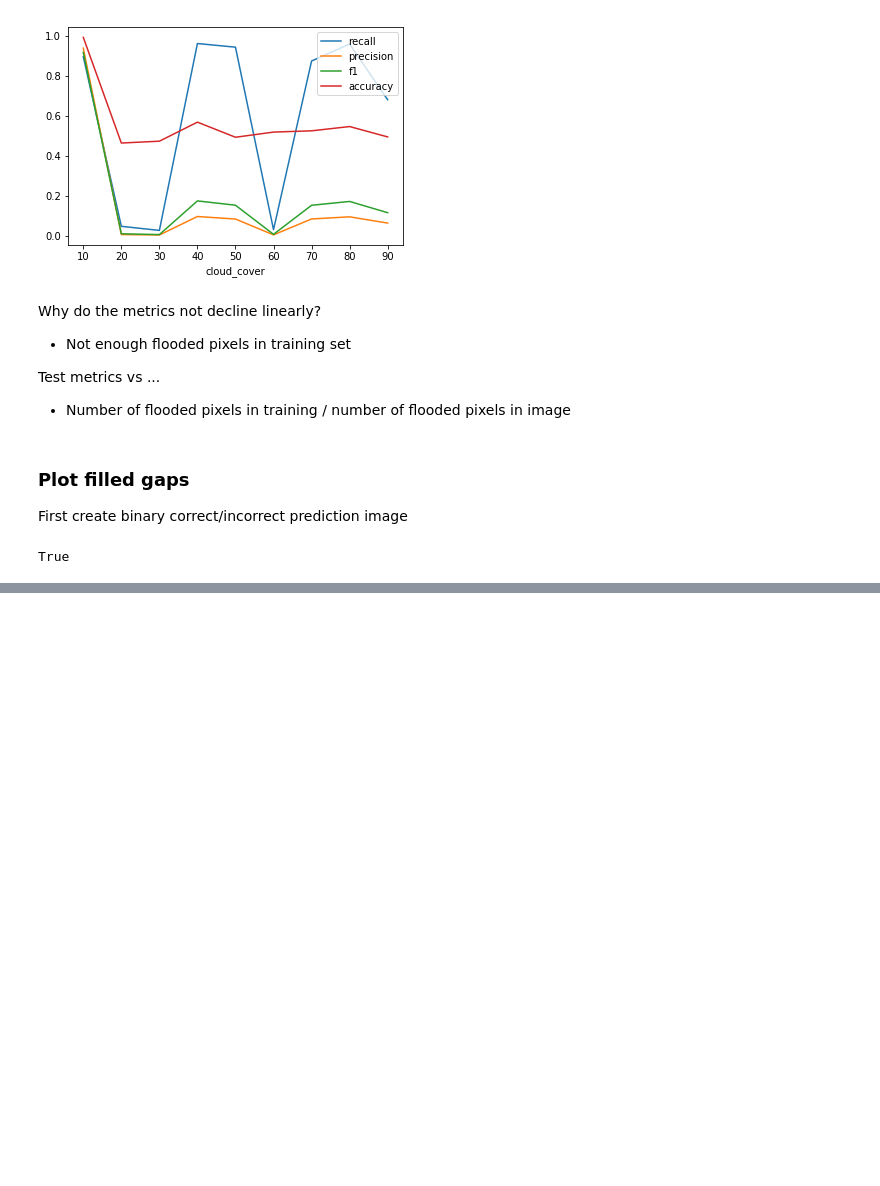
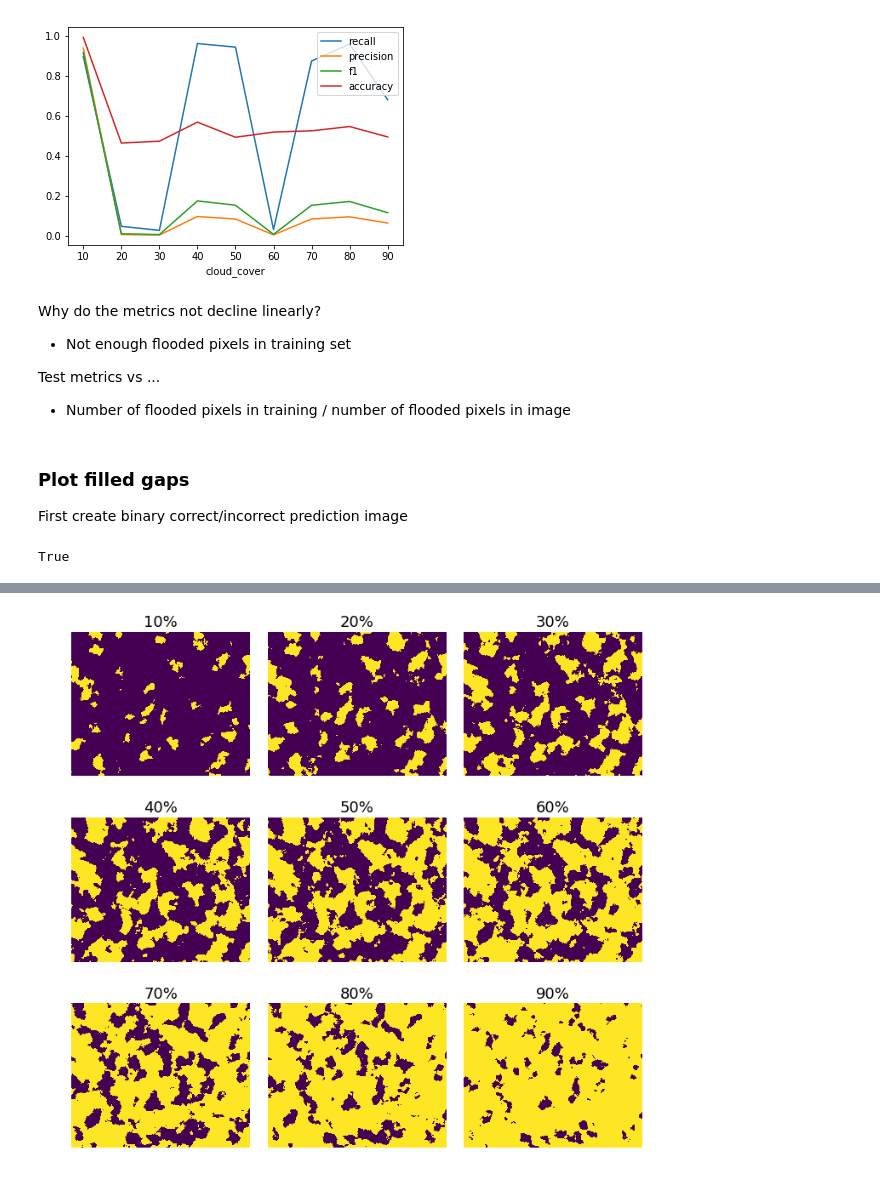
Before and after one commit to ianpdavies/cloudy_flood_prediction, a Jupyter notebook: notebooks/CNN_multi.ipynb, the cells around one changed output, grey strips where cells are left out. Cells and saved outputs as stored; diff of their text form; code cells hidden in the pictures; blank space fills up the shorter version.

```diff
--- a/notebooks/CNN_multi.ipynb
+++ b/notebooks/CNN_multi.ipynb
@@ -584,0 +632,55 @@ NameError: name 'plt' is not defined
+# %%
+pctls = [10,20,30,40,50,60,70,80,90]
+path = 'C:/Users/ipdavies/CPR/data/'
+model_path = path+'models/cnn_vary_clouds/'
+img = '4337_LC08_026038_20160325_1'
+
+images = []
+
+for i, pctl in enumerate(pctls):
+
+    # load cloudmasks
+    cloudMaskDir = path+'cloudmasks/'+img
+
+    cloudMask = np.load(cloudMaskDir+'/'+img+'_clouds_'+str(pctl)+'.npy')
+    images.append(cloudMask)
+# %%
+import matplotlib.pyplot as plt
+import numpy as np
+
+# settings
+h, w = 10, 10        # for raster image
+nrows, ncols = 3, 3  # array of sub-plots
+figsize = [12, 12]     # figure size, inches
+
+# # prep (x,y) for extra plotting on selected sub-plots
+# xs = np.linspace(0, 2*np.pi, 60)  # from 0 to 2pi
+# ys = np.abs(np.sin(xs))           # absolute of sine
+
+titles = ['10%', '20%', '30%','40%','50%',
+         '60%','70%','80%','90%']
+
+# create figure (fig), and array of axes (ax)
+fig, ax = plt.subplots(nrows=nrows, ncols=ncols, figsize=figsize)
+
+# plot simple raster image on each sub-plot
+for i, axi in enumerate(ax.flat):
+    # i runs from 0 to (nrows*ncols-1)
+    # axi is equivalent with ax[rowid][colid]
+    img = images[i]
+    axi.imshow(img)
+    axi.axis('off')
+
+    # write row/col indices as axes' title for identification
+    axi.set_title(titles[i], fontdict = {'fontsize' : 18})
+
+# one can access the axes by ax[row_id][col_id]
+# do additional plotting on ax[row_id][col_id] of your choice
+# ax[0][2].plot(xs, 3*ys, color='red', linewidth=3)
+# ax[4][3].plot(ys**2, xs, color='green', linewidth=3)
+
+# plt.tight_layout(True)
+plt.subplots_adjust(wspace=0.1, hspace=0.01)
+plt.show()
+# %% [output]
+[figure, added]
```
Also changed, not shown: parts of 10 cells of this notebook.
